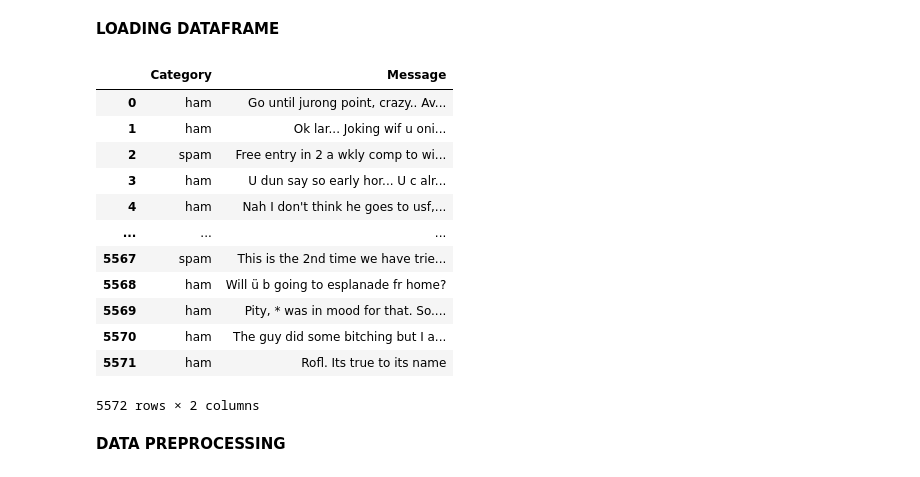
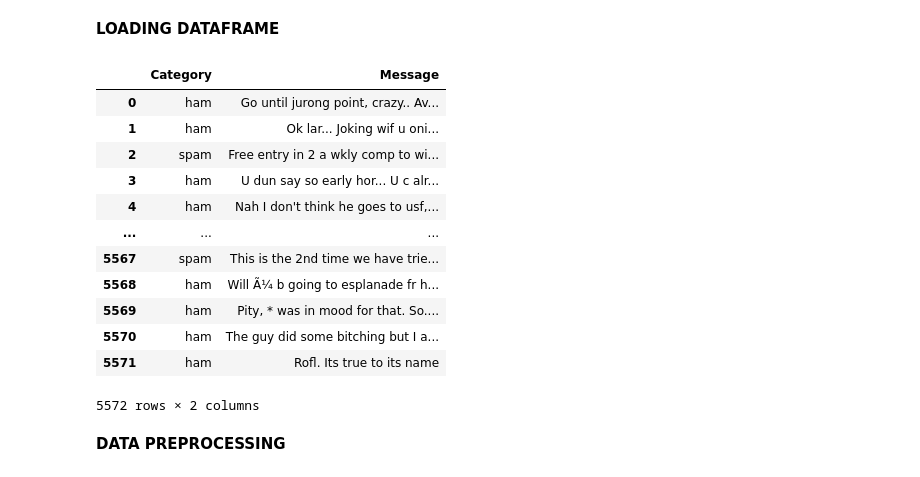
Before and after one commit to SANDRAJACOB1/CognoRise-Infotech, a Jupyter notebook: Spam_Mail_Detection.ipynb, the cells around one changed output. Drawn from its saved outputs; the diff is of its cells as text; code cells hidden in the pictures.

```diff
--- a/Spam_Mail_Detection.ipynb
+++ b/Spam_Mail_Detection.ipynb
@@ -11,18 +11,18 @@ import seaborn as sns
 # %% [markdown]
 **LOADING DATAFRAME**
 # %%
-df=pd.read_csv('/content/spam.csv')
+df=pd.read_csv('/content/spam.csv',encoding="ISO-8859-1")
 df
 # %% [output]
 |  | Category | Message |
 | 0 | ham | Go until jurong point, crazy.. Av... |
 | 1 | ham | Ok lar... Joking wif u oni... |
 | 2 | spam | Free entry in 2 a wkly comp to wi... |
 | 3 | ham | U dun say so early hor... U c alr... |
 | 4 | ham | Nah I don't think he goes to usf,... |
 | ... | ... | ... |
 | 5567 | spam | This is the 2nd time we have trie... |
-| 5568 | ham | Will ü b going to esplanade fr home? |
+| 5568 | ham | Will Ã¼ b going to esplanade fr h... |
 | 5569 | ham | Pity, * was in mood for that. So.... |
 | 5570 | ham | The guy did some bitching but I a... |
 | 5571 | ham | Rofl. Its true to its name |
```
Also changed, not shown: parts of 4 cells of this notebook.
